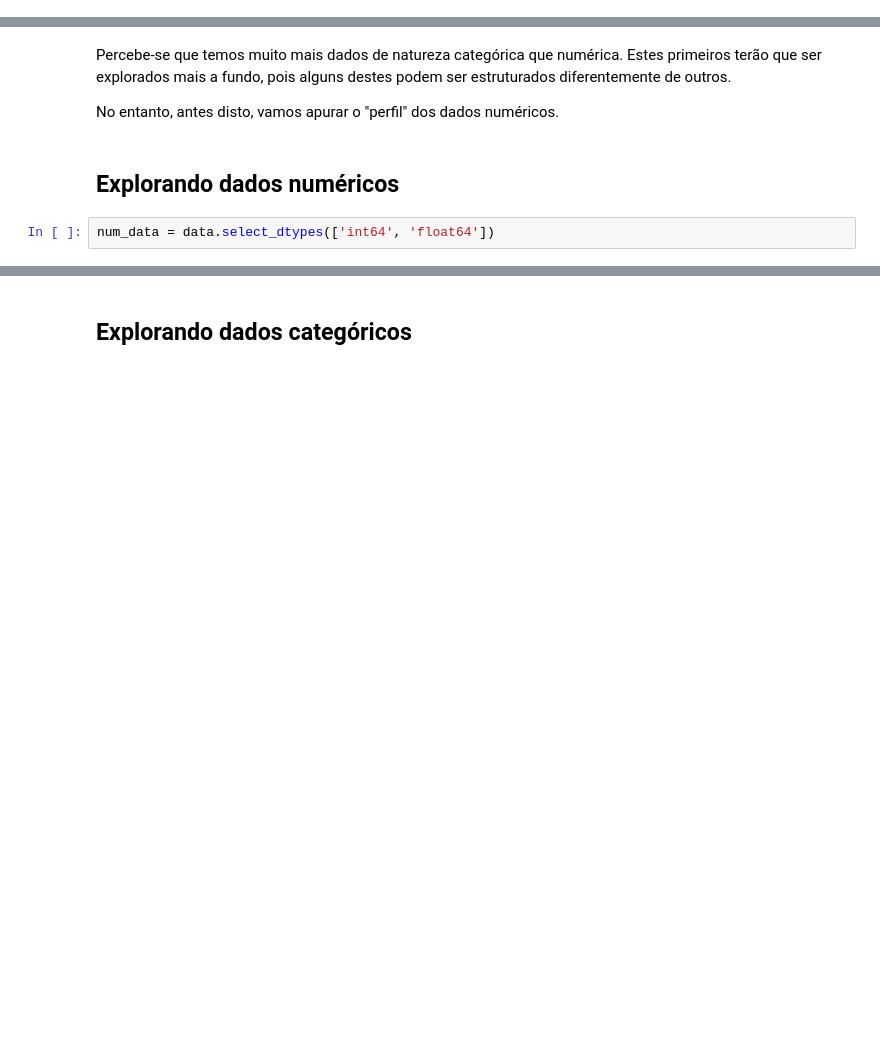
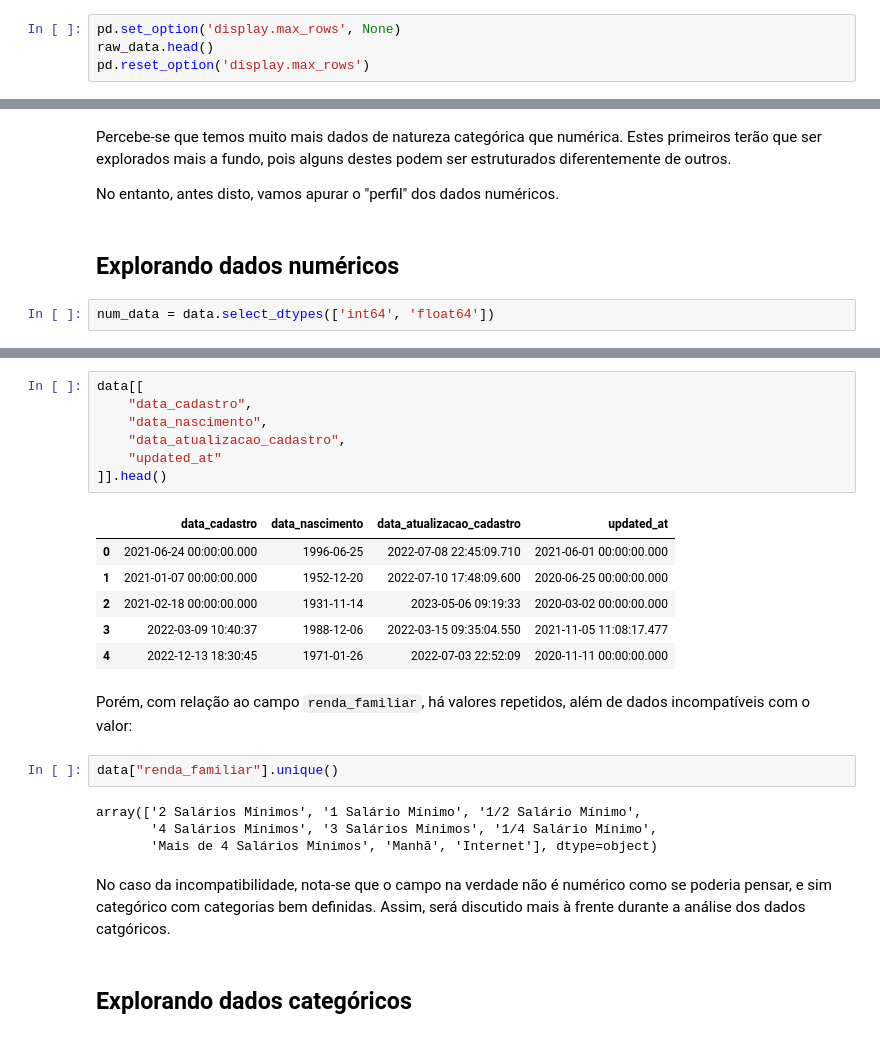
Before and after one commit to MattMota/Desafio_DIT_DataScience, a Jupyter notebook: analise_desafio/codigo/jupyter/analise_dataset.ipynb, the cells around one changed output, grey strips where cells are left out. Saved outputs shown, nothing was run; the diff lists cells and outputs as text; blank space fills up the shorter version.

```diff
--- a/analise_desafio/codigo/jupyter/analise_dataset.ipynb
+++ b/analise_desafio/codigo/jupyter/analise_dataset.ipynb
@@ -34,3 +25,7 @@ raw_data.head()
+# %%
+pd.set_option('display.max_rows', None)
+raw_data.head()
+pd.reset_option('display.max_rows')
 # %% [markdown]
 Analisando o dataset, vemos que, por diversas vezes, temos corrupção de alguns dos caracteres:
 # %%
@@ -138,3 +141,27 @@ Neste caso, optarei por manter um conjunto de dados maior, e deixarei estas info
+# %%
+data[[
+    "data_cadastro",
+    "data_nascimento",
+    "data_atualizacao_cadastro",
+    "updated_at"
+]].head()
+# %% [output]
+|  | data_cadastro | data_nascimento | data_atualizacao_cadastro | updated_at |
+| 0 | 2021-06-24 00:00:00.000 | 1996-06-25 | 2022-07-08 22:45:09.710 | 2021-06-01 00:00:00.000 |
+| 1 | 2021-01-07 00:00:00.000 | 1952-12-20 | 2022-07-10 17:48:09.600 | 2020-06-25 00:00:00.000 |
+| 2 | 2021-02-18 00:00:00.000 | 1931-11-14 | 2023-05-06 09:19:33 | 2020-03-02 00:00:00.000 |
+| 3 | 2022-03-09 10:40:37 | 1988-12-06 | 2022-03-15 09:35:04.550 | 2021-11-05 11:08:17.477 |
+| 4 | 2022-12-13 18:30:45 | 1971-01-26 | 2022-07-03 22:52:09 | 2020-11-11 00:00:00.000 |
+# %% [markdown]
+Porém, com relação ao campo `renda_familiar`, há valores repetidos, além de dados incompatíveis com o valor:
+# %%
+data["renda_familiar"].unique()
+# %% [output]
+array(['2 Salários Mínimos', '1 Salário Mínimo', '1/2 Salário Mínimo',
+       '4 Salários Mínimos', '3 Salários Mínimos', '1/4 Salário Mínimo',
+       'Mais de 4 Salários Mínimos', 'Manhã', 'Internet'], dtype=object)
+# %% [markdown]
+No caso da incompatibilidade, nota-se que o campo na verdade não é numérico como se poderia pensar, e sim categórico com categorias bem definidas. Assim, será discutido mais à frente durante a análise dos dados catgóricos.
 # %% [markdown]
 ## Explorando dados categóricos
 # %% [markdown]
```
Also changed, not shown: parts of 36 cells of this notebook, 23 other files.
